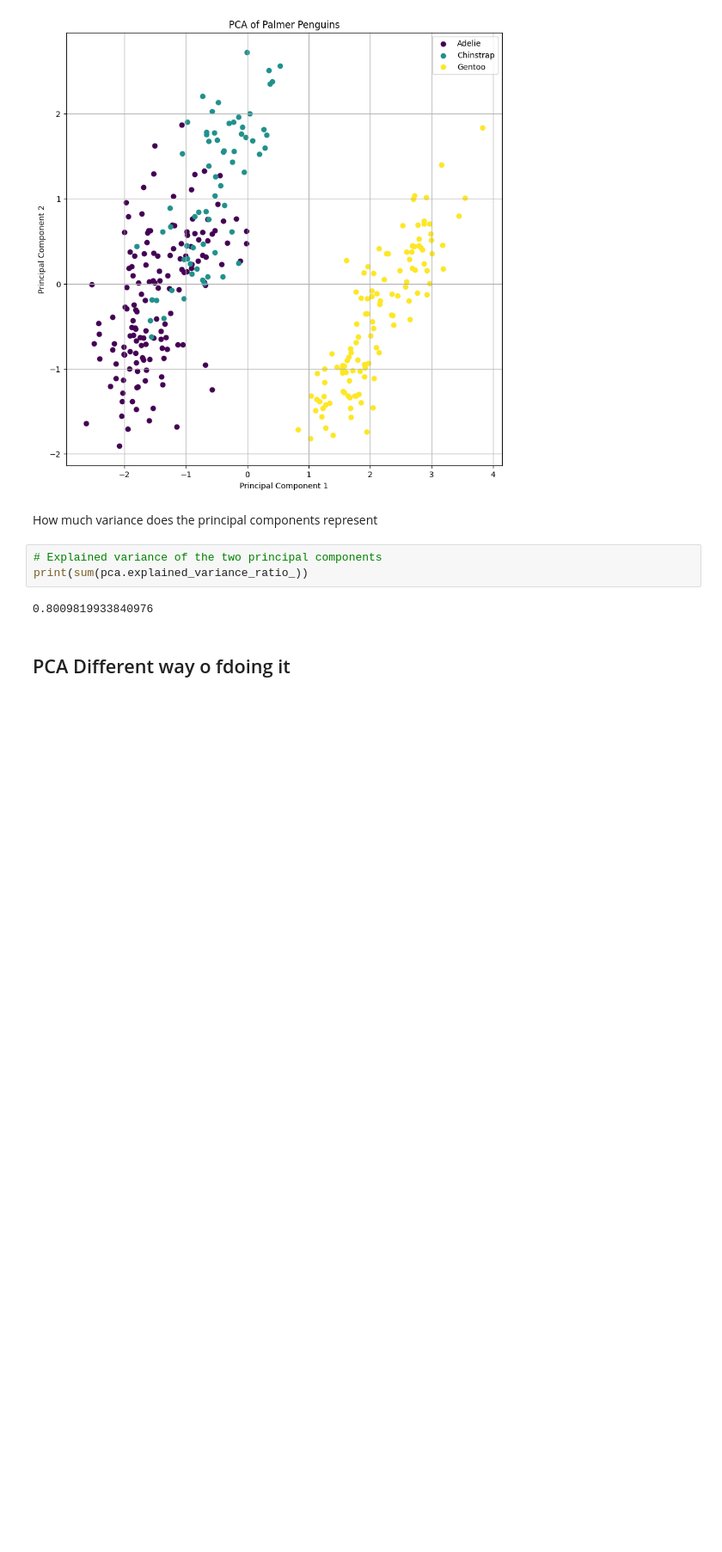
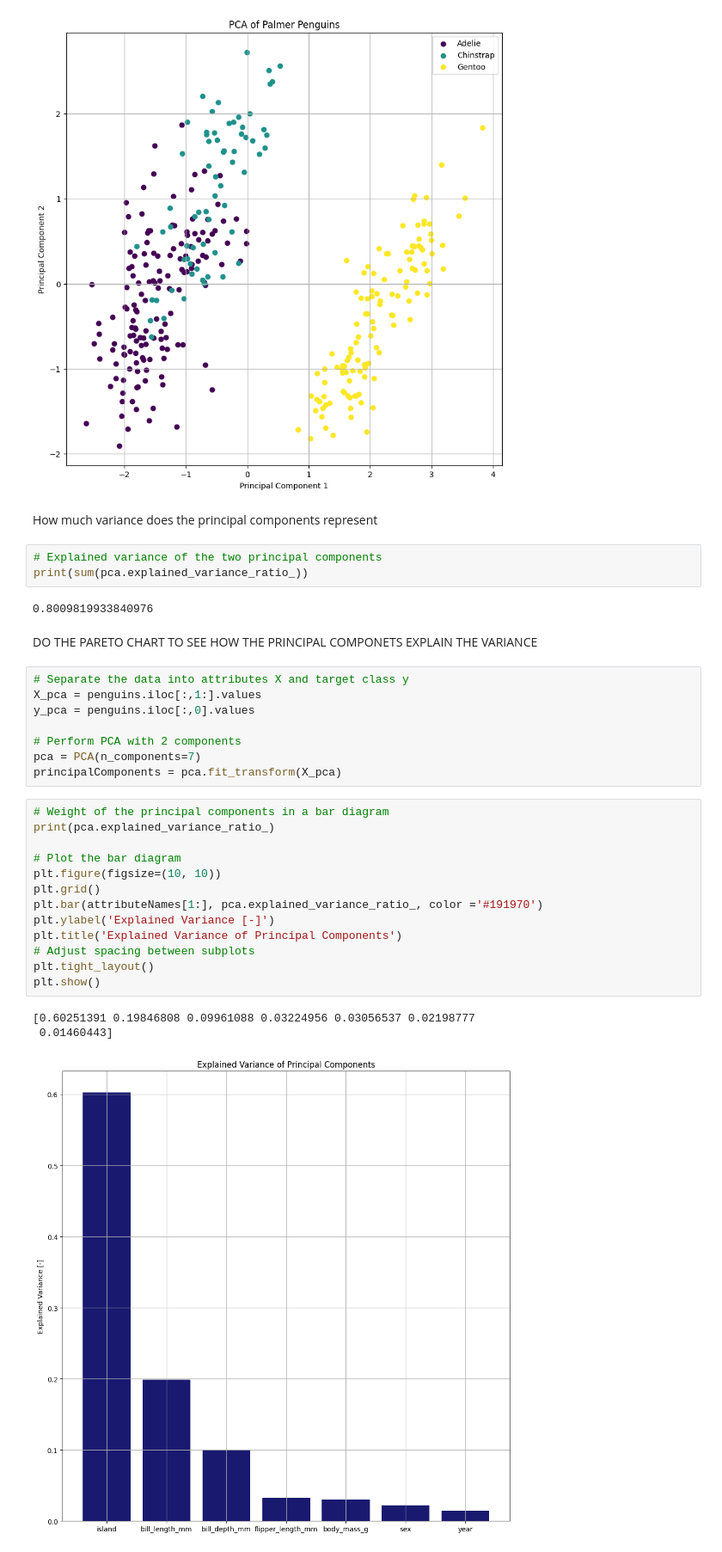
Before and after one commit to Brizzum/ML-reports, a Jupyter notebook: R1.ipynb, the cells around one changed output. Shown at 86% size. Cells and saved outputs as stored; diff of their text form; blank space fills up the shorter version.

```diff
--- a/R1.ipynb
+++ b/R1.ipynb
@@ -358,5 +358,30 @@ How much variance does the principal components represent
 print(sum(pca.explained_variance_ratio_))
 # %% [output]
 0.8009819933840976
-# %% [markdown]
-## PCA Different way o fdoing it
+# %% [markdown]
+DO THE PARETO CHART TO SEE HOW THE PRINCIPAL COMPONETS EXPLAIN THE VARIANCE
+# %%
+# Separate the data into attributes X and target class y
+X_pca = penguins.iloc[:,1:].values
+y_pca = penguins.iloc[:,0].values
+
+# Perform PCA with 2 components
+pca = PCA(n_components=7)
+principalComponents = pca.fit_transform(X_pca)
+# %%
+# Weight of the principal components in a bar diagram
+print(pca.explained_variance_ratio_)
+
+# Plot the bar diagram
+plt.figure(figsize=(10, 10))
+plt.grid()
+plt.bar(attributeNames[1:], pca.explained_variance_ratio_, color ='#191970')
+plt.ylabel('Explained Variance [-]')
+plt.title('Explained Variance of Principal Components')
+# Adjust spacing between subplots
+plt.tight_layout()
+plt.show()
+# %% [output]
+[0.60251391 0.19846808 0.09961088 0.03224956 0.03056537 0.02198777
+ 0.01460443]
+[figure, added]
```
Also changed, not shown: parts of 1 cell of this notebook.
